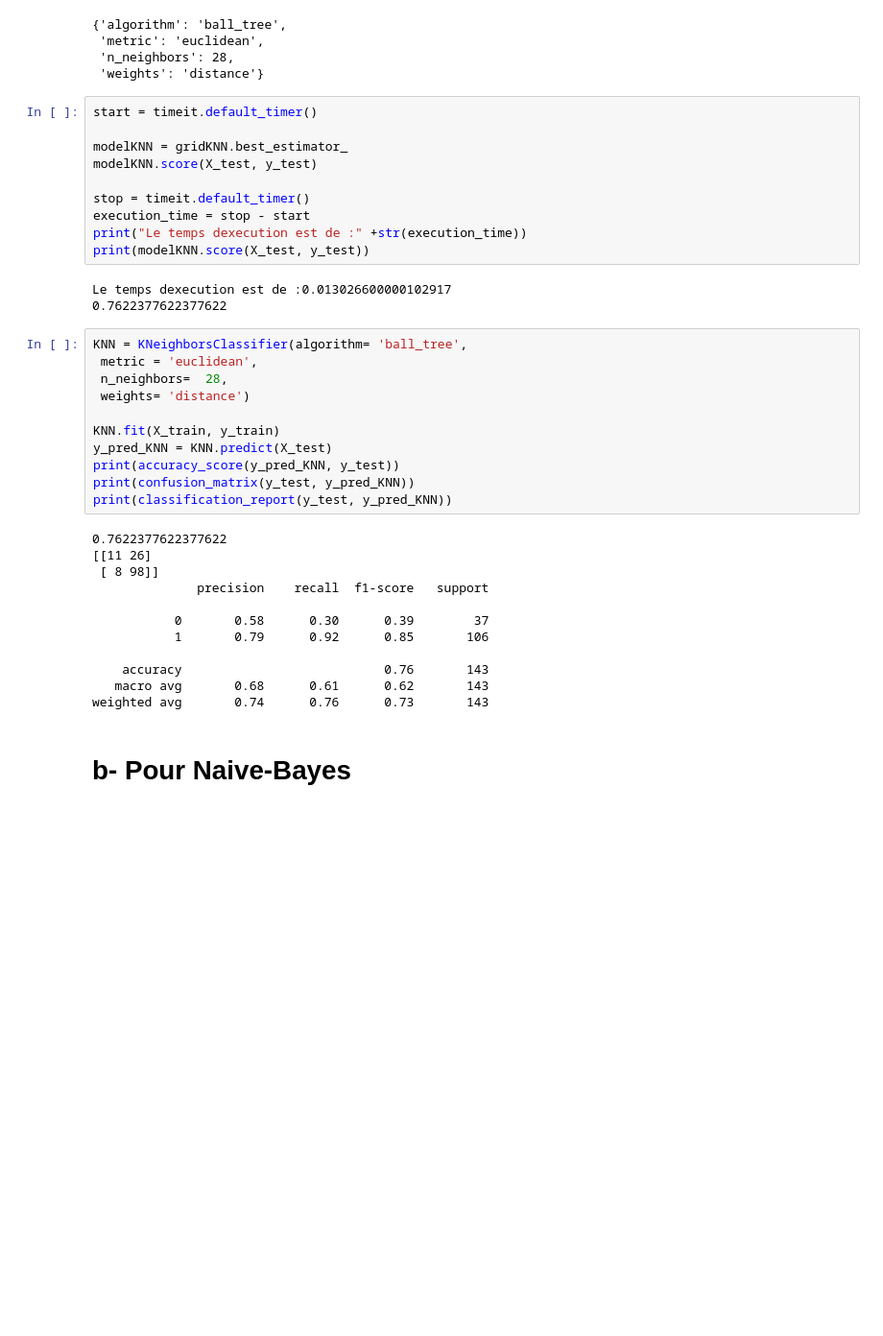
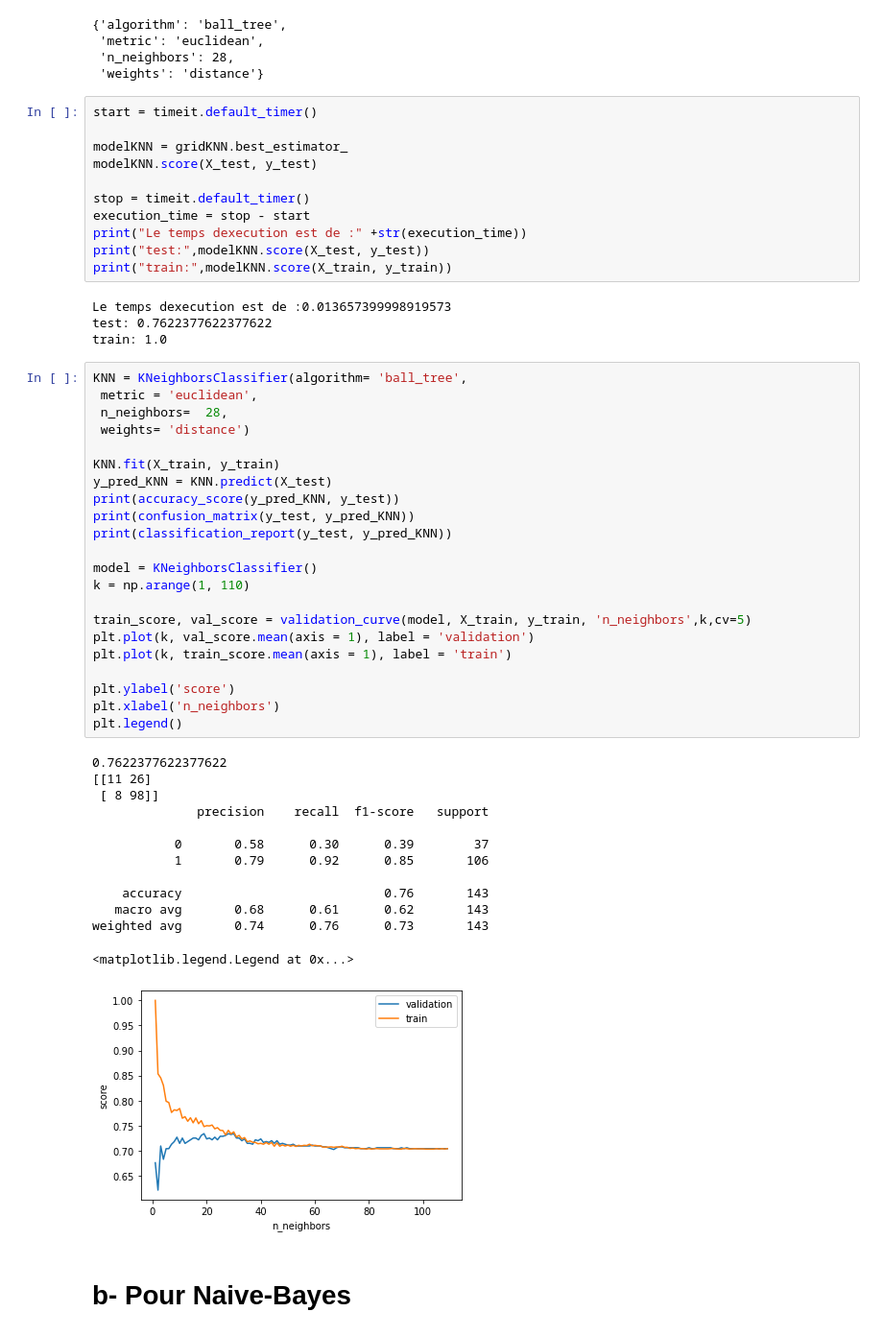
Before and after one commit to lnspeedy/CreditRisk_Classification, a Jupyter notebook: exploration/modèle_Chris.ipynb, the cells around one changed output. Shown: that part at 96% size. Saved outputs shown, nothing was run; the diff lists cells and outputs as text; blank space fills up the shorter version.

```diff
--- a/exploration/modèle_Chris.ipynb
+++ b/exploration/modèle_Chris.ipynb
@@ -220,33 +251,48 @@ modelKNN.score(X_test, y_test)
 stop = timeit.default_timer()
 execution_time = stop - start
 print("Le temps dexecution est de :" +str(execution_time))
-print(modelKNN.score(X_test, y_test))
+print("test:",modelKNN.score(X_test, y_test))
+print("train:",modelKNN.score(X_train, y_train))
 # %% [output]
-Le temps dexecution est de :0.013026600000102917
-0.7622377622377622
+Le temps dexecution est de :0.013657399998919573
+test: 0.7622377622377622
+train: 1.0
 # %%
 KNN = KNeighborsClassifier(algorithm= 'ball_tree',
  metric = 'euclidean',
  n_neighbors=  28,
  weights= 'distance')
 
 KNN.fit(X_train, y_train)
 y_pred_KNN = KNN.predict(X_test)
 print(accuracy_score(y_pred_KNN, y_test))
 print(confusion_matrix(y_test, y_pred_KNN))
 print(classification_report(y_test, y_pred_KNN))
+
+model = KNeighborsClassifier()
+k = np.arange(1, 110)
+
+train_score, val_score = validation_curve(model, X_train, y_train, 'n_neighbors',k,cv=5)
+plt.plot(k, val_score.mean(axis = 1), label = 'validation')
+plt.plot(k, train_score.mean(axis = 1), label = 'train')
+
+plt.ylabel('score')
+plt.xlabel('n_neighbors')
+plt.legend()
 # %% [output]
 0.7622377622377622
 [[11 26]
  [ 8 98]]
               precision    recall  f1-score   support
 
            0       0.58      0.30      0.39        37
            1       0.79      0.92      0.85       106
 
     accuracy                           0.76       143
    macro avg       0.68      0.61      0.62       143
 weighted avg       0.74      0.76      0.73       143
+<matplotlib.legend.Legend at 0x...>
+[figure, added]
 # %% [markdown]
 # b- Pour Naive-Bayes
 # %%
```
Also changed, not shown: parts of 16 cells of this notebook.
